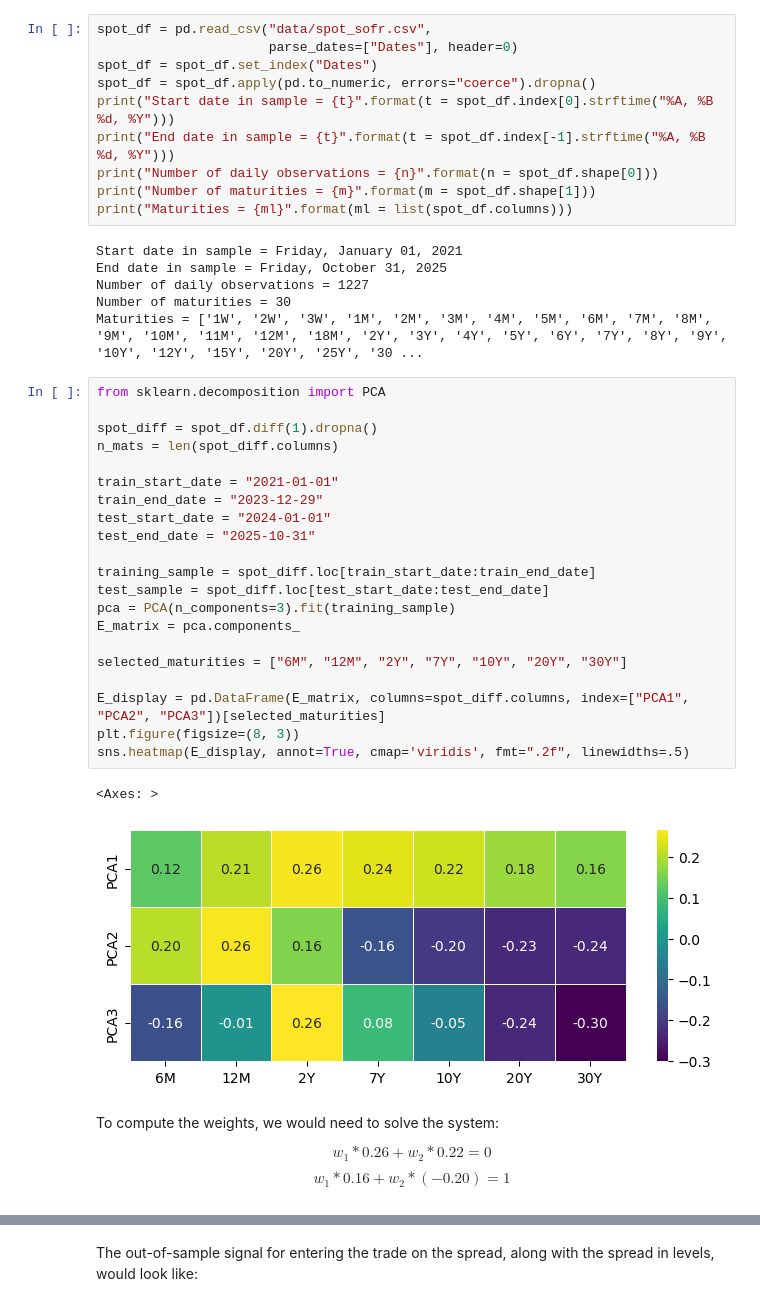
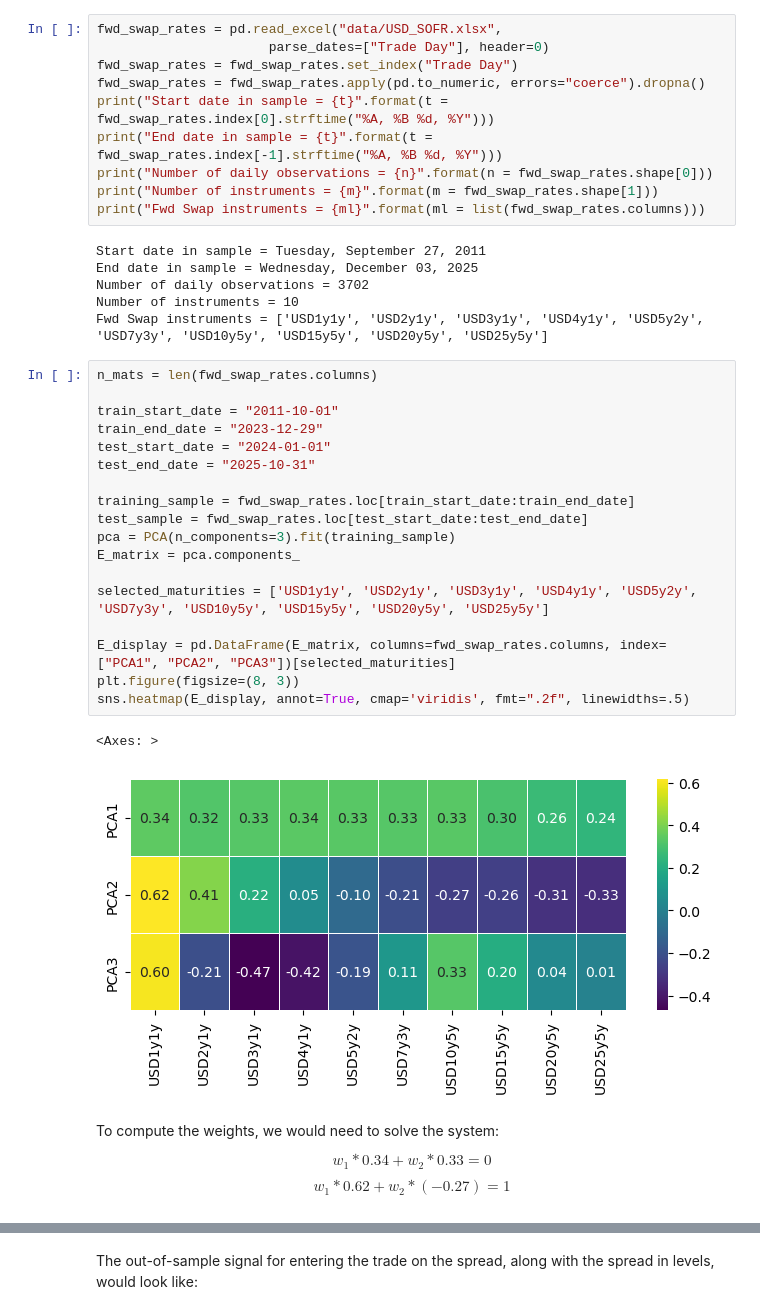
Before and after one commit to hedge-fund-strats/yield-curve-slope-trading, a Jupyter notebook: 03-trading-strat.ipynb, the cells around one changed output, grey strips where cells are left out. Cells and saved outputs as stored; diff of their text form.

Commit message:
Re-writting strategy overview with Martin data

```diff
--- a/03-trading-strat.ipynb
+++ b/03-trading-strat.ipynb
@@ -65,48 +66,45 @@ import module_joaquin as mod
 The autoreload extension is already loaded. To reload it, use:
   %reload_ext autoreload
 # %%
-spot_df = pd.read_csv("data/spot_sofr.csv",
-                      parse_dates=["Dates"], header=0)
-spot_df = spot_df.set_index("Dates")
-spot_df = spot_df.apply(pd.to_numeric, errors="coerce").dropna()
-print("Start date in sample = {t}".format(t = spot_df.index[0].strftime("%A, %B %d, %Y")))
-print("End date in sample = {t}".format(t = spot_df.index[-1].strftime("%A, %B %d, %Y")))
-print("Number of daily observations = {n}".format(n = spot_df.shape[0]))
-print("Number of maturities = {m}".format(m = spot_df.shape[1]))
-print("Maturities = {ml}".format(ml = list(spot_df.columns)))
+fwd_swap_rates = pd.read_excel("data/USD_SOFR.xlsx",
+                      parse_dates=["Trade Day"], header=0)
+fwd_swap_rates = fwd_swap_rates.set_index("Trade Day")
+fwd_swap_rates = fwd_swap_rates.apply(pd.to_numeric, errors="coerce").dropna()
+print("Start date in sample = {t}".format(t = fwd_swap_rates.index[0].strftime("%A, %B %d, %Y")))
+print("End date in sample = {t}".format(t = fwd_swap_rates.index[-1].strftime("%A, %B %d, %Y")))
+print("Number of daily observations = {n}".format(n = fwd_swap_rates.shape[0]))
+print("Number of instruments = {m}".format(m = fwd_swap_rates.shape[1]))
+print("Fwd Swap instruments = {ml}".format(ml = list(fwd_swap_rates.columns)))
 # %% [output]
-Start date in sample = Friday, January 01, 2021
-End date in sample = Friday, October 31, 2025
-Number of daily observations = 1227
-Number of maturities = 30
-Maturities = ['1W', '2W', '3W', '1M', '2M', '3M', '4M', '5M', '6M', '7M', '8M', '9M', '10M', '11M', '12M', '18M', '2Y', '3Y', '4Y', '5Y', '6Y', '7Y', '8Y', '9Y', '10Y', '12Y', '15Y', '20Y', '25Y', '30 ...
+Start date in sample = Tuesday, September 27, 2011
+End date in sample = Wednesday, December 03, 2025
+Number of daily observations = 3702
+Number of instruments = 10
+Fwd Swap instruments = ['USD1y1y', 'USD2y1y', 'USD3y1y', 'USD4y1y', 'USD5y2y', 'USD7y3y', 'USD10y5y', 'USD15y5y', 'USD20y5y', 'USD25y5y']
 # %%
-from sklearn.decomposition import PCA
+n_mats = len(fwd_swap_rates.columns)
 
-spot_diff = spot_df.diff(1).dropna()
-n_mats = len(spot_diff.columns)
-
-train_start_date = "2021-01-01"
+train_start_date = "2011-10-01"
 train_end_date = "2023-12-29"
 test_start_date = "2024-01-01"
 test_end_date = "2025-10-31"
 
-training_sample = spot_diff.loc[train_start_date:train_end_date]
-test_sample = spot_diff.loc[test_start_date:test_end_date]
+training_sample = fwd_swap_rates.loc[train_start_date:train_end_date]
+test_sample = fwd_swap_rates.loc[test_start_date:test_end_date]
 pca = PCA(n_components=3).fit(training_sample)
 E_matrix = pca.components_
 
-selected_maturities = ["6M", "12M", "2Y", "7Y", "10Y", "20Y", "30Y"]
+selected_maturities = ['USD1y1y', 'USD2y1y', 'USD3y1y', 'USD4y1y', 'USD5y2y', 'USD7y3y', 'USD10y5y', 'USD15y5y', 'USD20y5y', 'USD25y5y']
 
-E_display = pd.DataFrame(E_matrix, columns=spot_diff.columns, index=["PCA1", "PCA2", "PCA3"])[selected_maturities]
+E_display = pd.DataFrame(E_matrix, columns=fwd_swap_rates.columns, index=["PCA1", "PCA2", "PCA3"])[selected_maturities]
 plt.figure(figsize=(8, 3))
 sns.heatmap(E_display, annot=True, cmap='viridis', fmt=".2f", linewidths=.5)
 # %% [output]
 <Axes: >
-[figure, old version]
+[figure, new version]
 # %% [markdown]
 To compute the weights, we would need to solve the system:
 
-$$w_1*0.26 + w_2*0.22 = 0$$
-$$w_1*0.16 + w_2*(-0.20) = 1$$
+$$w_1*0.34 + w_2*0.33 = 0$$
+$$w_1*0.62 + w_2*(-0.27) = 1$$
 # %%
```
Also changed, not shown: parts of 14 cells of this notebook.
